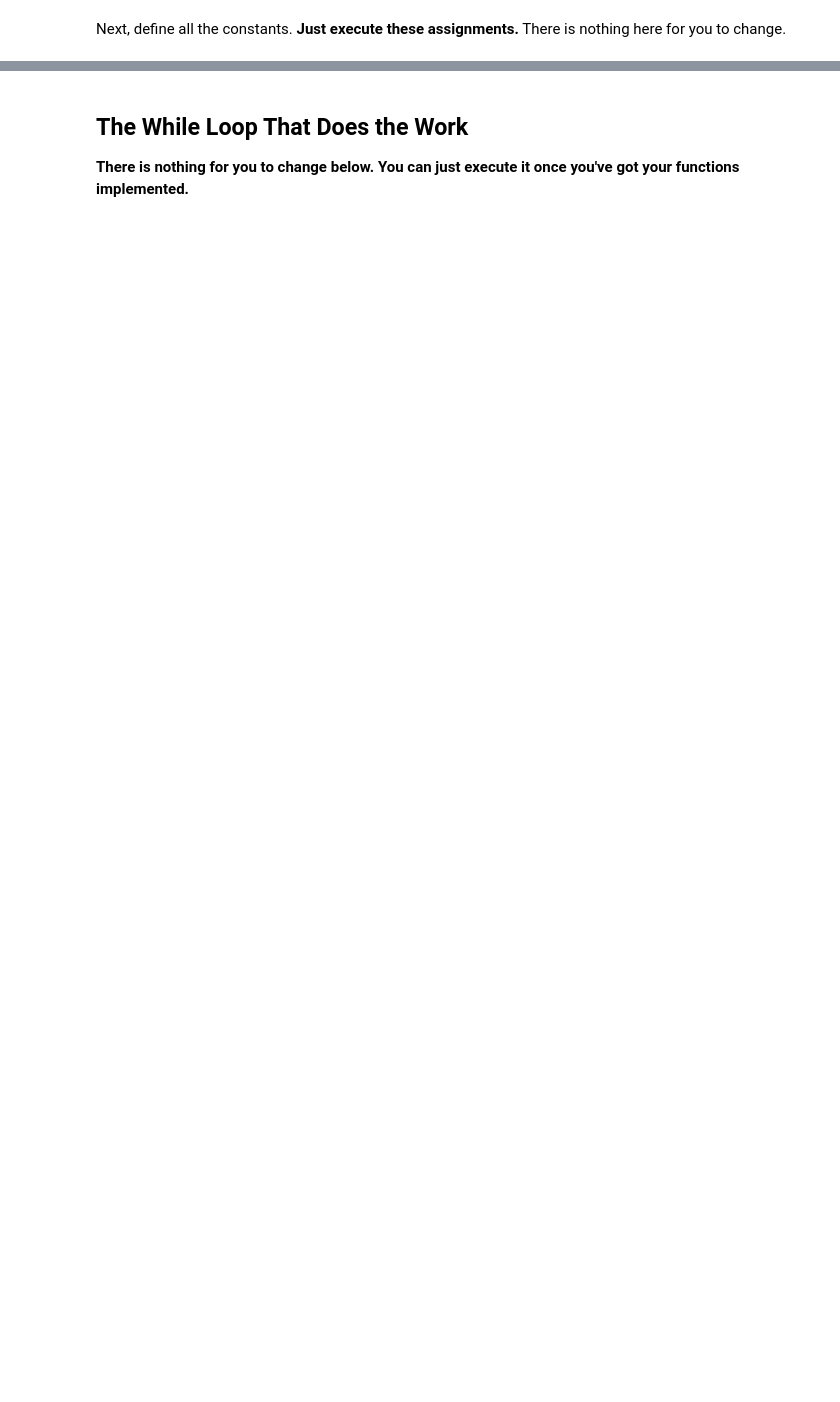
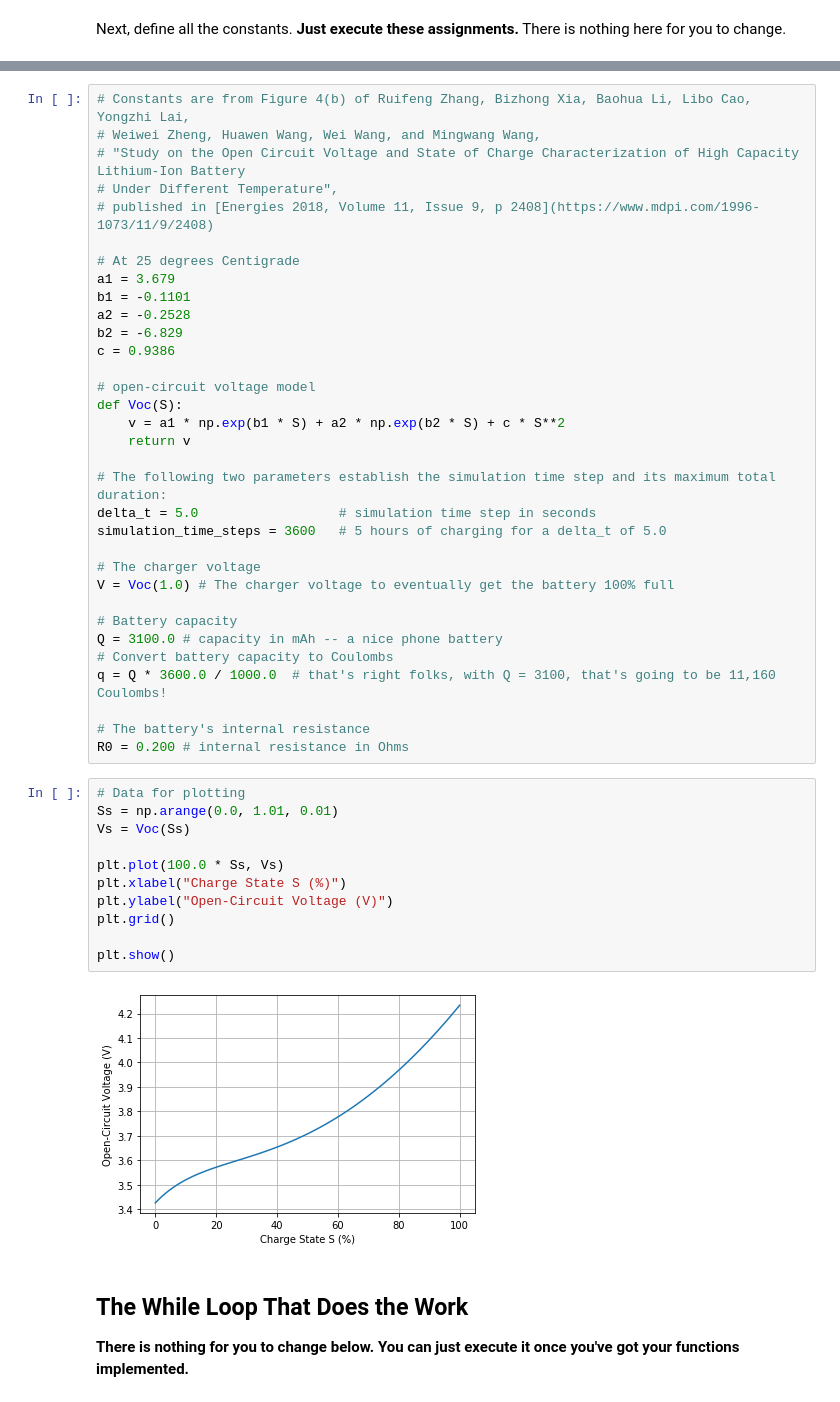
Before and after one commit to brianhill/loops-and-orbits, a Jupyter notebook: notebooks/lao-3-1.ipynb, the cells around one changed output, grey strips where cells are left out. Cells and saved outputs as stored; diff of their text form; blank space fills up the shorter version.

```diff
--- a/notebooks/lao-3-1.ipynb
+++ b/notebooks/lao-3-1.ipynb
@@ -197,3 +25,49 @@ OK
+# %%
+# Constants are from Figure 4(b) of Ruifeng Zhang, Bizhong Xia, Baohua Li, Libo Cao, Yongzhi Lai,
+# Weiwei Zheng, Huawen Wang, Wei Wang, and Mingwang Wang,
+# "Study on the Open Circuit Voltage and State of Charge Characterization of High Capacity Lithium-Ion Battery
+# Under Different Temperature",
+# published in [Energies 2018, Volume 11, Issue 9, p 2408](https://www.mdpi.com/1996-1073/11/9/2408)
+
+# At 25 degrees Centigrade
+a1 = 3.679
+b1 = -0.1101
+a2 = -0.2528
+b2 = -6.829
+c = 0.9386
+
+# open-circuit voltage model
+def Voc(S):
+    v = a1 * np.exp(b1 * S) + a2 * np.exp(b2 * S) + c * S**2
+    return v
+
+# The following two parameters establish the simulation time step and its maximum total duration:
+delta_t = 5.0                  # simulation time step in seconds
+simulation_time_steps = 3600   # 5 hours of charging for a delta_t of 5.0
+
+# The charger voltage
+V = Voc(1.0) # The charger voltage to eventually get the battery 100% full
+
+# Battery capacity
+Q = 3100.0 # capacity in mAh -- a nice phone battery
+# Convert battery capacity to Coulombs
+q = Q * 3600.0 / 1000.0  # that's right folks, with Q = 3100, that's going to be 11,160 Coulombs!
+
+# The battery's internal resistance
+R0 = 0.200 # internal resistance in Ohms
+# %%
+# Data for plotting
+Ss = np.arange(0.0, 1.01, 0.01)
+Vs = Voc(Ss)
+
+plt.plot(100.0 * Ss, Vs)
+plt.xlabel("Charge State S (%)")
+plt.ylabel("Open-Circuit Voltage (V)")
+plt.grid()
+
+plt.show()
+# %% [output]
+[figure, added]
 # %% [markdown]
 ## The While Loop That Does the Work
 
```
Also changed, not shown: parts of 15 cells of this notebook.
